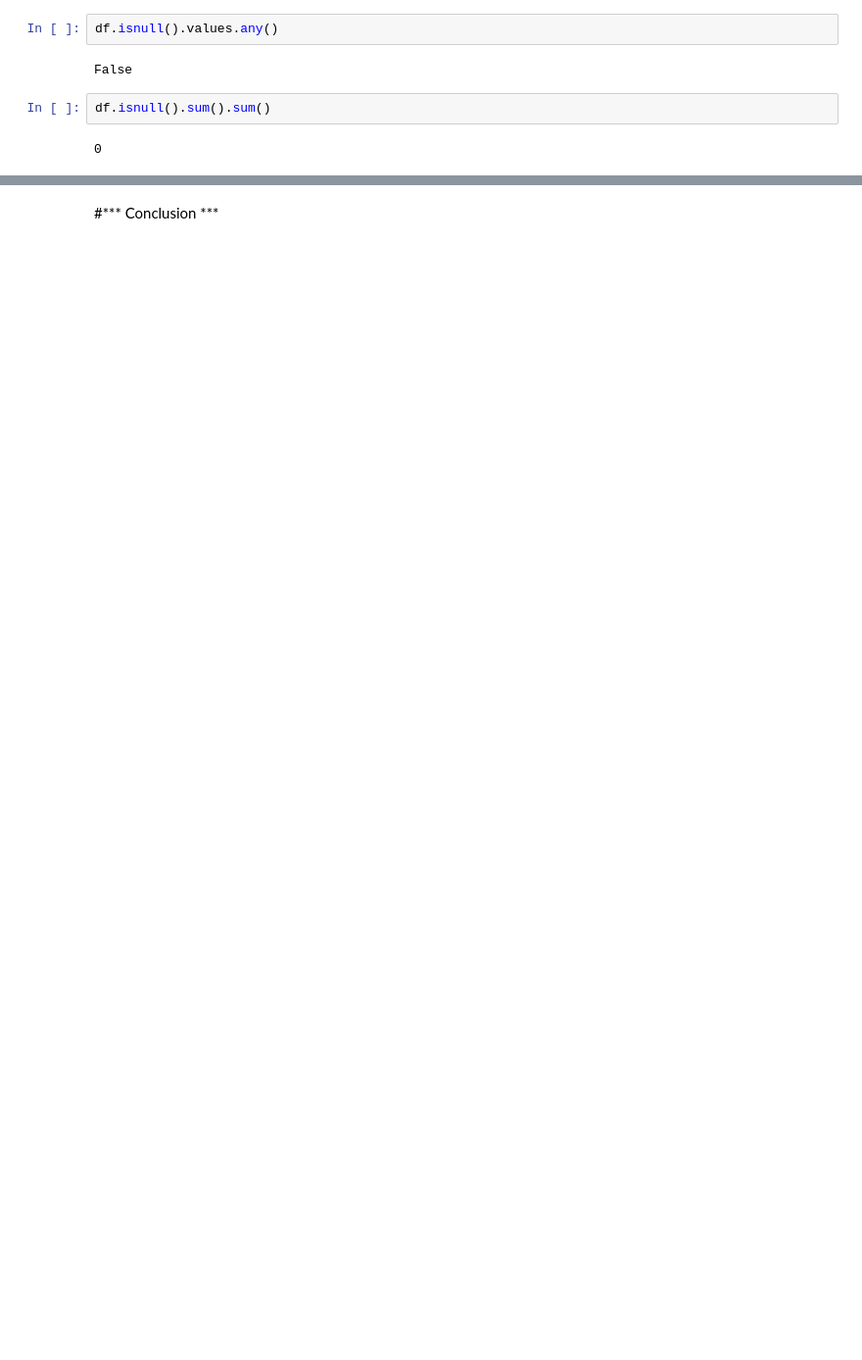
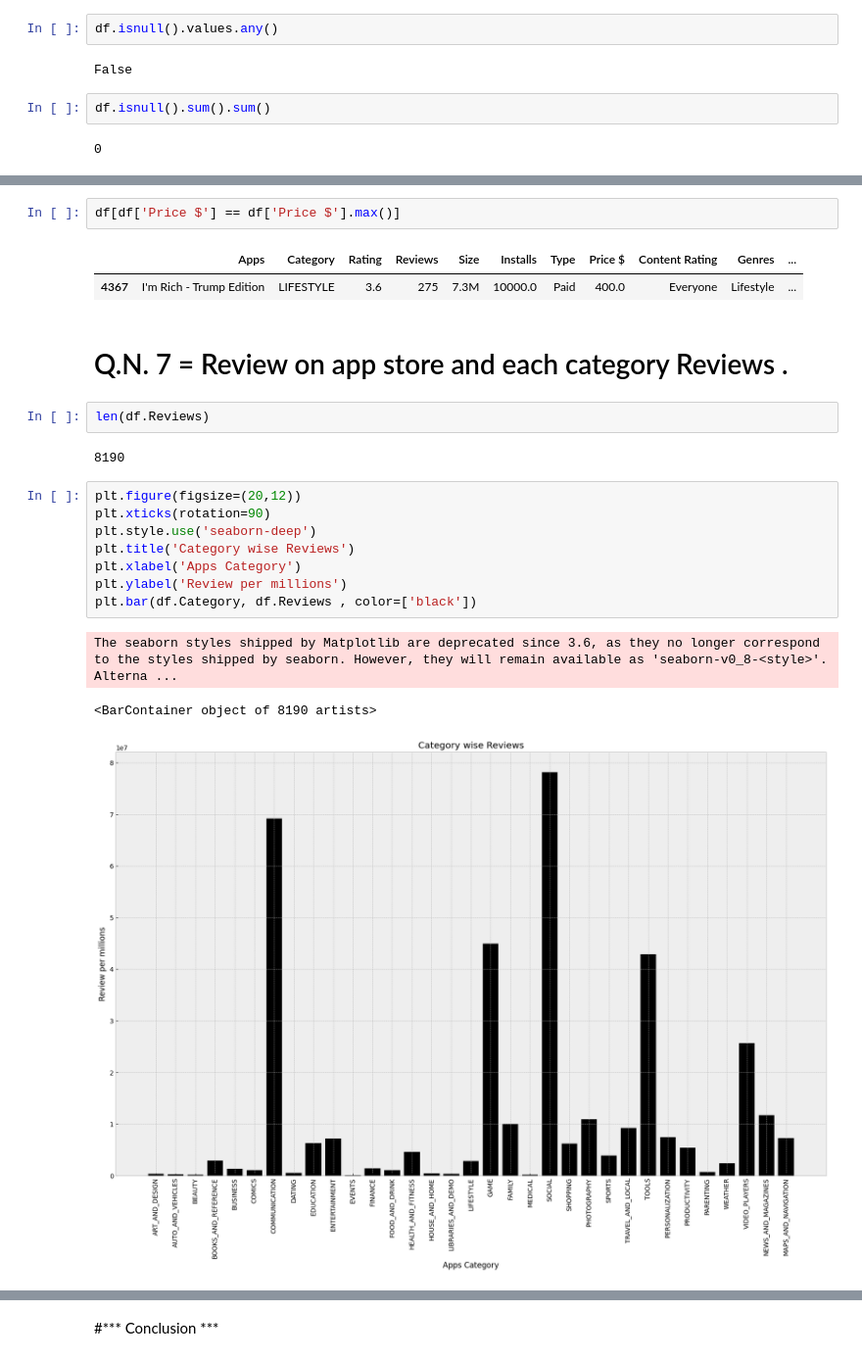
Before and after one commit to jaypatil143/Python-Project-, a Jupyter notebook: my_play_store_project.ipynb, the cells around one changed output, grey strips where cells are left out. Shown at 98% size. Cells and saved outputs as stored; diff of their text form; blank space fills up the shorter version.

```diff
--- a/my_play_store_project.ipynb
+++ b/my_play_store_project.ipynb
@@ -422,0 +681,23 @@ memory usage: 7.4 MB
+# %%
+df[df['Price $'] == df['Price $'].max()]
+# %% [output]
+|  | Apps | Category | Rating | Reviews | Size | Installs | Type | Price $ | Content Rating | Genres | ... |
+| 4367 | I'm Rich - Trump Edition | LIFESTYLE | 3.6 | 275 | 7.3M | 10000.0 | Paid | 400.0 | Everyone | Lifestyle | ... |
+# %% [markdown]
+# Q.N. 7 = Review on app store and each category Reviews .
+# %%
+len(df.Reviews)
+# %% [output]
+8190
+# %%
+plt.figure(figsize=(20,12))
+plt.xticks(rotation=90)
+plt.style.use('seaborn-deep')
+plt.title('Category wise Reviews')
+plt.xlabel('Apps Category')
+plt.ylabel('Review per millions')
+plt.bar(df.Category, df.Reviews , color=['black'])
+# %% [output]
+The seaborn styles shipped by Matplotlib are deprecated since 3.6, as they no longer correspond to the styles shipped by seaborn. However, they will remain available as 'seaborn-v0_8-<style>'. Alterna ...
+<BarContainer object of 8190 artists>
+[figure, added]
```
Also changed, not shown: parts of 53 cells of this notebook.
